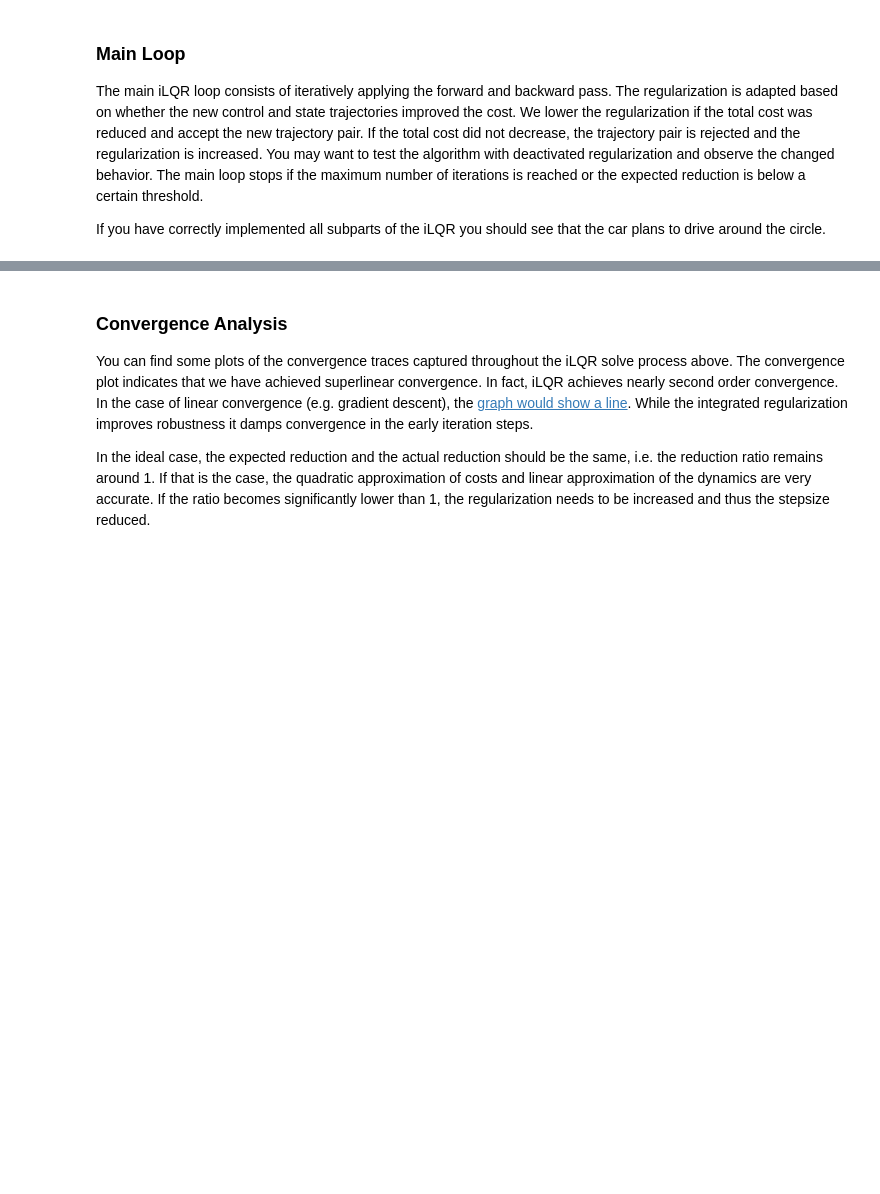
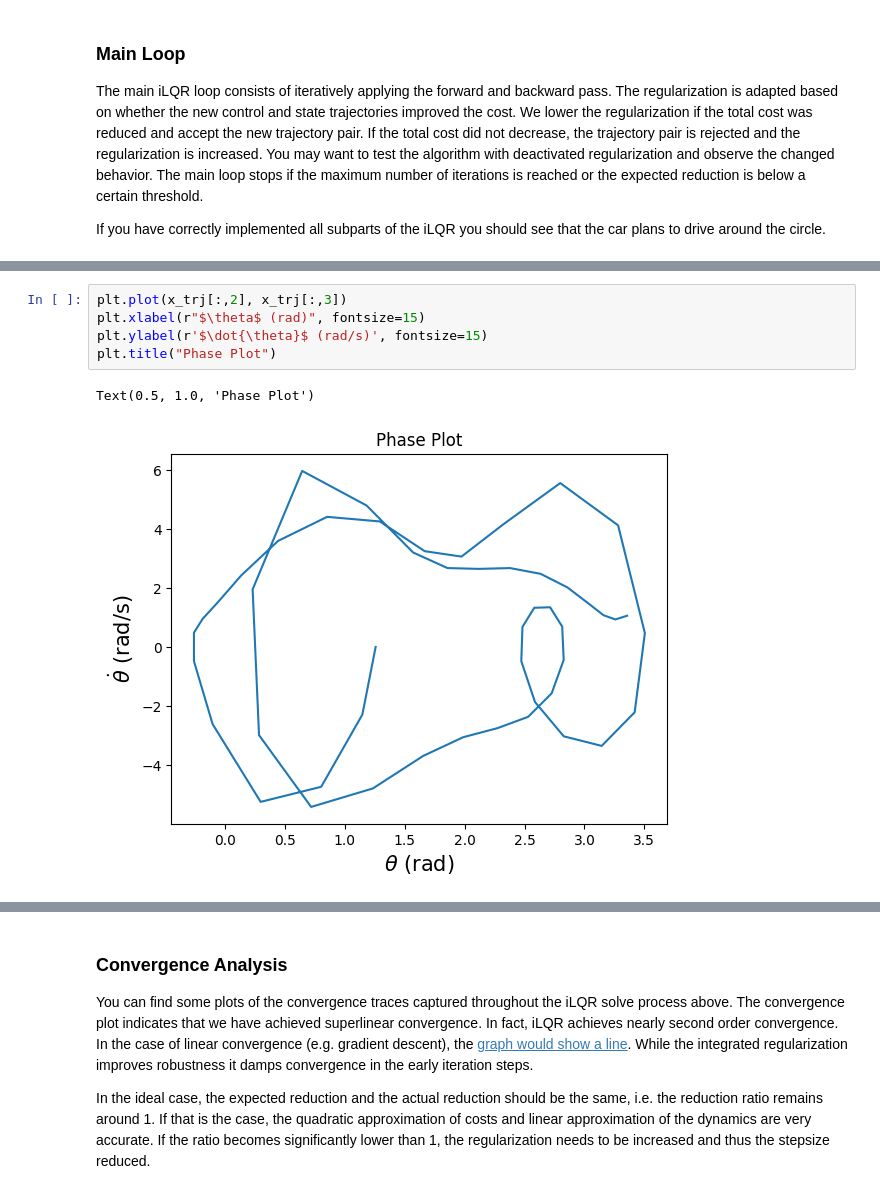
Before and after one commit to Solomon-GC/LQGnet, a Jupyter notebook: iLQG/ilqr_pen_on_cart copy.ipynb, the cells around one changed output, grey strips where cells are left out. Cells and saved outputs as stored; diff of their text form; blank space fills up the shorter version.

```diff
--- a/iLQG/ilqr_pen_on_cart copy.ipynb
+++ b/iLQG/ilqr_pen_on_cart copy.ipynb
@@ -480,3 +508,11 @@ plt.tight_layout()
+# %%
+plt.plot(x_trj[:,2], x_trj[:,3])
+plt.xlabel(r"$\theta$ (rad)", fontsize=15)
+plt.ylabel(r'$\dot{\theta}$ (rad/s)', fontsize=15)
+plt.title("Phase Plot")
+# %% [output]
+Text(0.5, 1.0, 'Phase Plot')
+[figure, added]
 # %%
 plt.subplots(figsize=(10,6))
 # Plot results
```
Also changed, not shown: parts of 14 cells of this notebook, 1 other file.
